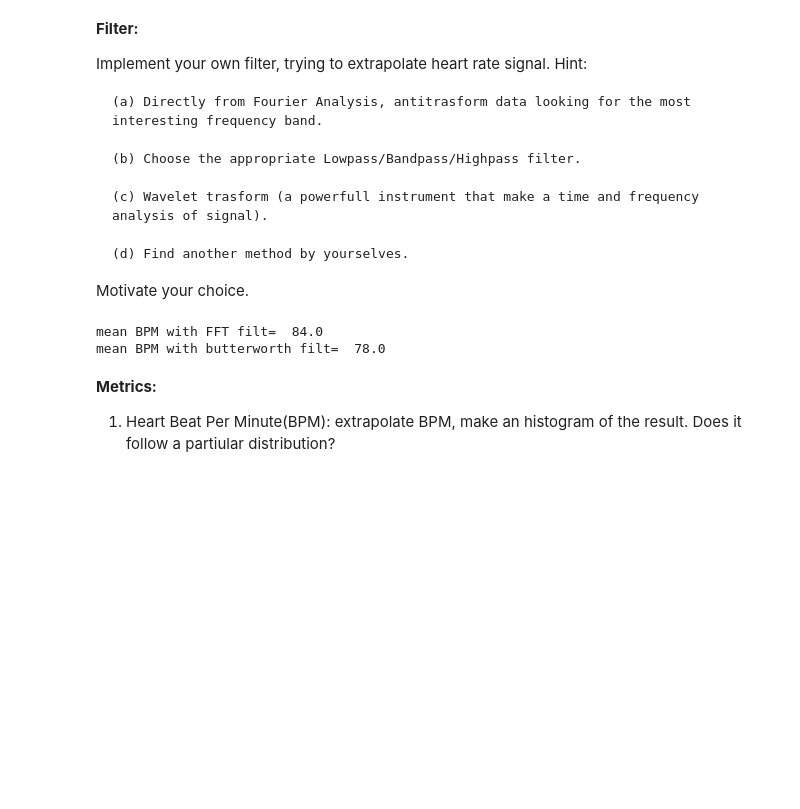
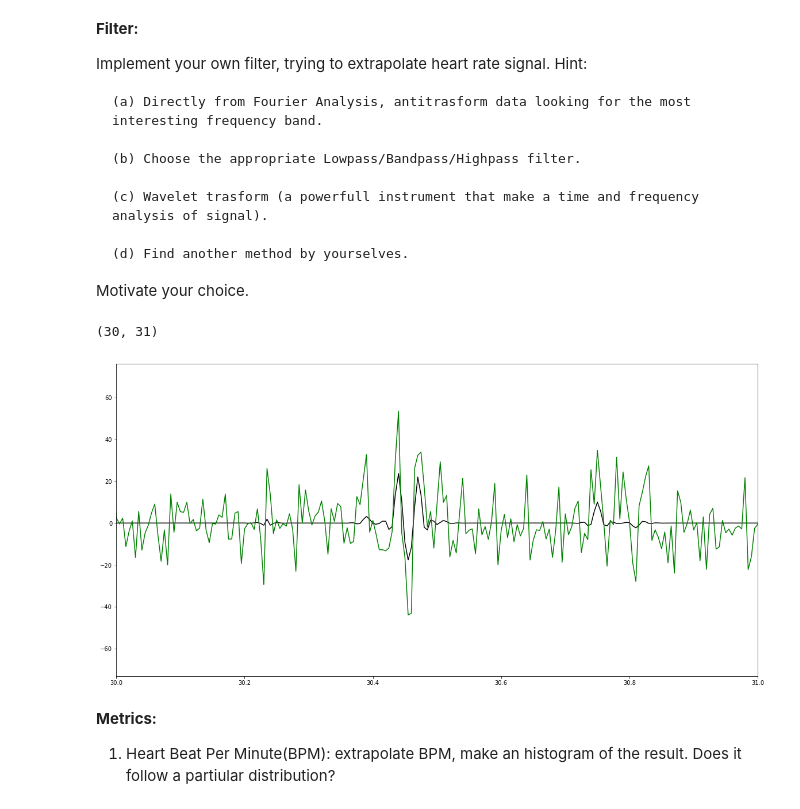
Before and after one commit to CrostaBot/HeartRateEstimation, a Jupyter notebook: SCG.ipynb, the cells around one changed output. Cells and saved outputs as stored; diff of their text form; code cells hidden in the pictures; blank space fills up the shorter version.

```diff
--- a/SCG.ipynb
+++ b/SCG.ipynb
@@ -102,6 +117,7 @@ axis[1].legend(loc = 1)
 df_sternum = df_sternum[(df_sternum['Time'] >= 10) & (df_sternum['Time'] < 70)]
 
 # update accX, accY, accZ, gyroX, gyroY, gyroZ
+time = np.arange(0, len(df_sternum)* 1/freq, 1/freq)
 accX, accY, accZ = df_sternum['AccX'][:], df_sternum['AccY'][:], df_sternum['AccZ'][:]
 gyroX, gyroY, gyroZ = df_sternum['GyroX'][:], df_sternum['GyroY'][:], df_sternum['GyroZ'][:]
 # %% [markdown]
@@ -264,6 +310,37 @@ Implement your own filter, trying to extrapolate heart rate signal. Hint:
     (d) Find another method by yourselves.
 
 Motivate your choice.
+# %%
+# 1. Decompose the signal using the DWT.
+# 2. Filter the signal in the wavelet space using thresholding.
+# 3. Invert the filtered signal to reconstruct the original, now filtered signal, using the inverse DWT.
+
+#TODO: understand coeffs, substitute 1 with noiseSigma, understnd if cambiare oparam
+
+# Normalize
+accZ = (accZ-np.mean(accZ))
+
+#DWT
+cA, cD = pywt.dwt(accZ,'coif5')
+
+#Compute threshold something like this.  You need an estimate
+# of the noise sigma.
+threshold=5*math.sqrt(2*math.log2(accZ.size))
+
+# Apply the threshold.  Pseudocode here.
+cA_threshold = pywt.threshold(cA, threshold, 'soft')
+cD_threshold = pywt.threshold(cD, threshold, 'soft')
+# IDWT
+renc = pywt.idwt(cA_threshold, cD_threshold, 'coif5');
+# %%
+# Plot
+plt.figure(figsize=(20,10))
+plt.plot(time, renc, 'black')
+plt.plot(time, accZ, 'green')
+plt.xlim([30,31])
+# %% [output]
+(30, 31)
+[figure, added]
 # %%
 rawsig = (accZ-np.mean(accZ))[2000:14000]
 fs = 200
@@ -287,13 +364,10 @@ sig_filt_fft = fftfilt(rawsig,lf,hf,fs)
 sig_filt_butter = butterfilt(rawsig,lf,hf,fs)
 
 #cerco i picchi (battiti)
-peaks_fft,_ = scipy.signal.find_peaks(sig_filt_fft, height=0.2, threshold=None, distance=fs/hf, prominence=0.4, width=None, wlen=None, rel_height=0.5, plateau_size=None)
-peaks_butt,_ = scipy.signal.find_peaks(sig_filt_butter, height=0.2, threshold=None, distance=fs/hf, prominence=0.4, width=None, wlen=None, rel_height=0.5, plateau_size=None)
+peaks_fft,_ = find_peaks(sig_filt_fft, height=0.2, threshold=None, distance=fs/hf, prominence=0.4, width=None, wlen=None, rel_height=0.5, plateau_size=None)
+peaks_butt,_ = find_peaks(sig_filt_butter, height=0.2, threshold=None, distance=fs/hf, prominence=0.4, width=None, wlen=None, rel_height=0.5, plateau_size=None)
 print("mean BPM with FFT filt= ",len(peaks_fft)*60/(len(sig_filt_fft)/fs))
 print("mean BPM with butterworth filt= ",len(peaks_butt)*60/(len(sig_filt_butter)/fs))
-# %% [output]
-mean BPM with FFT filt=  84.0
-mean BPM with butterworth filt=  78.0
 # %% [markdown]
 **Metrics:**
 
```
Also changed, not shown: parts of 5 cells of this notebook.
